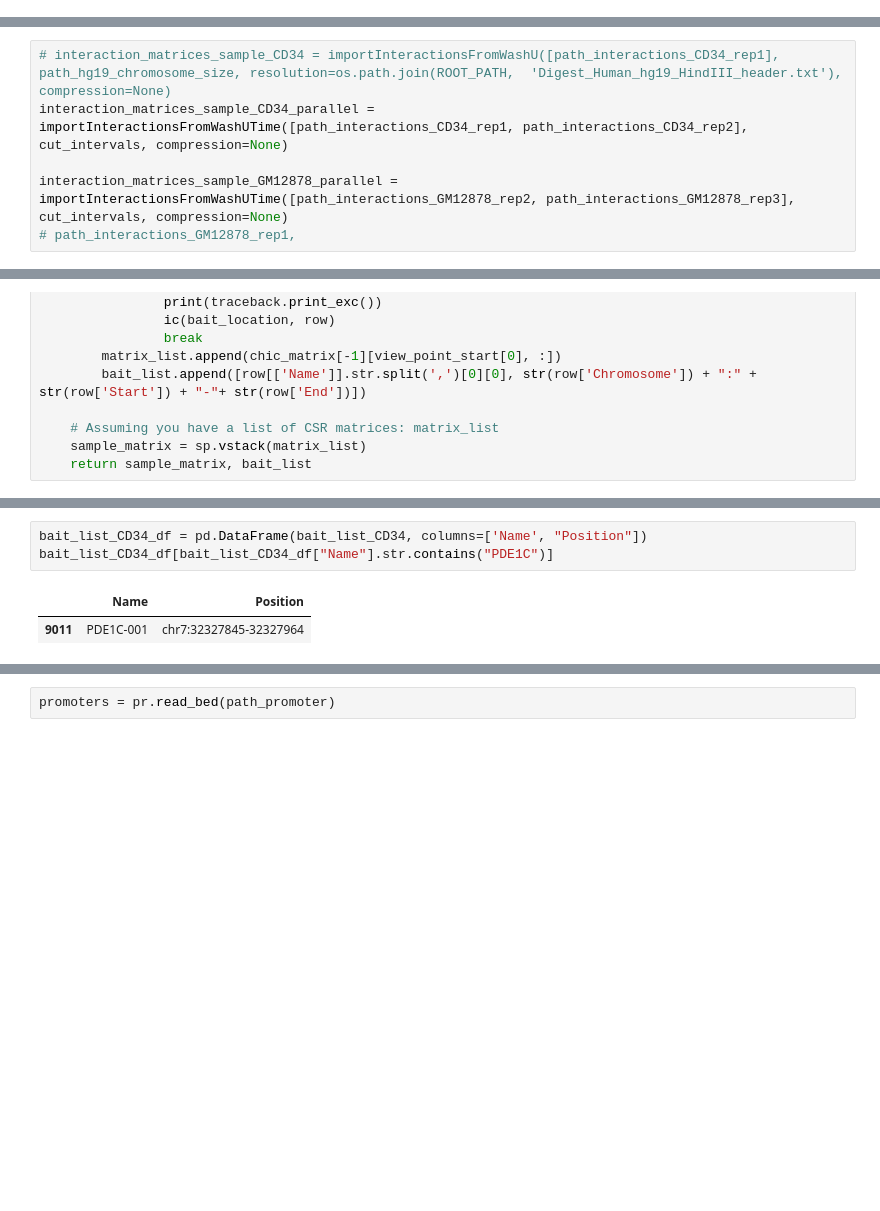
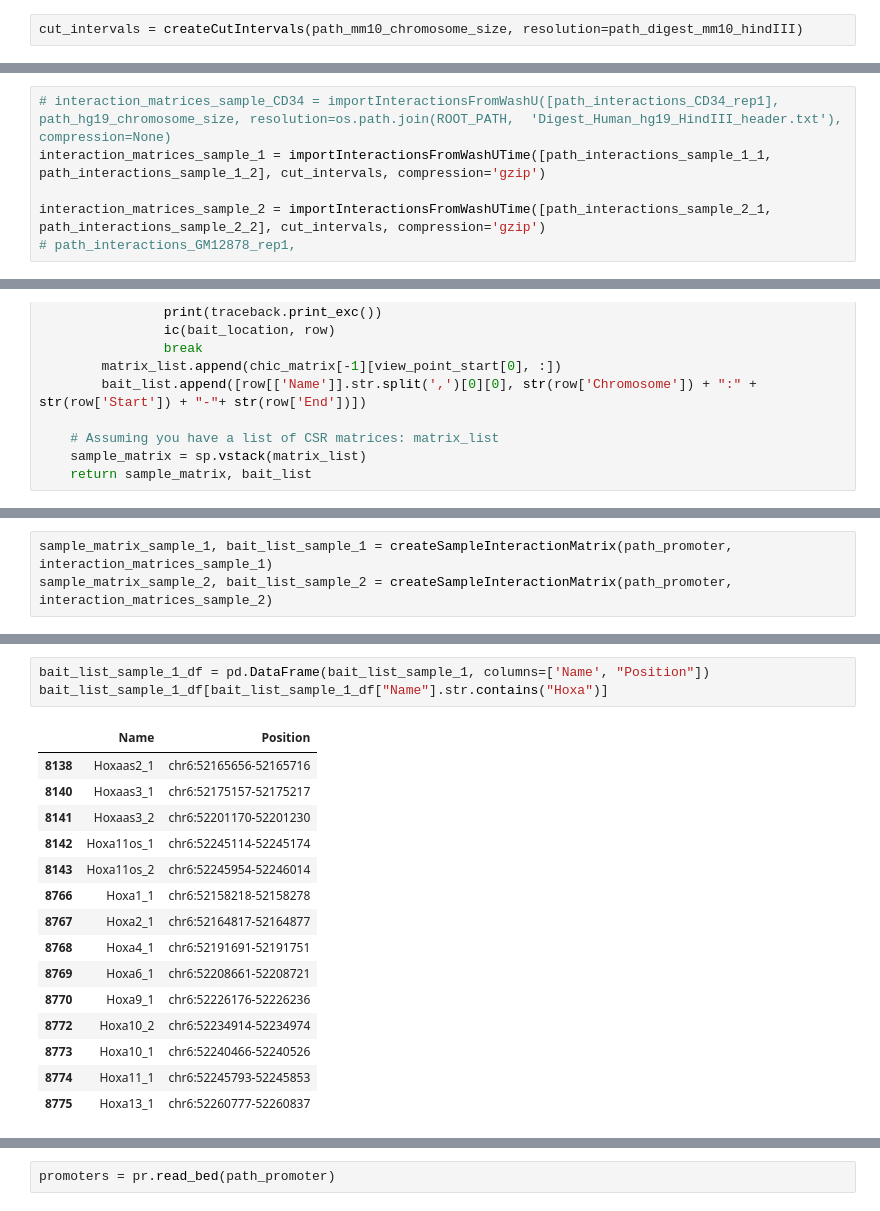
Before and after one commit to joachimwolff/Epigenetic-Graph-Analyzer, a Jupyter notebook: createInteractionsCoolerFormat_hg19_Mifsud.ipynb, the cells around one changed output, grey strips where cells are left out. Drawn from its saved outputs; the diff is of its cells as text; blank space fills up the shorter version.

```diff
--- a/createInteractionsCoolerFormat_hg19_Mifsud.ipynb
+++ b/createInteractionsCoolerFormat_hg19_Mifsud.ipynb
@@ -300,10 +309,12 @@ cut_intervals = createCutIntervals(path_hg19_chromosome_size, resolution=os.path
+# %%
+cut_intervals = createCutIntervals(path_mm10_chromosome_size, resolution=path_digest_mm10_hindIII)
 # %%
 # chr6	52164817	52164877	Hoxa2_1
 # %%
 # interaction_matrices_sample_CD34 = importInteractionsFromWashU([path_interactions_CD34_rep1], path_hg19_chromosome_size, resolution=os.path.join(ROOT_PATH,  'Digest_Human_hg19_HindIII_header.txt'), compression=None)
-interaction_matrices_sample_CD34_parallel = importInteractionsFromWashUTime([path_interactions_CD34_rep1, path_interactions_CD34_rep2], cut_intervals, compression=None)
+interaction_matrices_sample_1 = importInteractionsFromWashUTime([path_interactions_sample_1_1, path_interactions_sample_1_2], cut_intervals, compression='gzip')
 
-interaction_matrices_sample_GM12878_parallel = importInteractionsFromWashUTime([path_interactions_GM12878_rep2, path_interactions_GM12878_rep3], cut_intervals, compression=None)
+interaction_matrices_sample_2 = importInteractionsFromWashUTime([path_interactions_sample_2_1, path_interactions_sample_2_2], cut_intervals, compression='gzip')
 # path_interactions_GM12878_rep1,
 # %%
 def createSampleInteractionMatrix(path_promoter, chic_matrix):
@@ -354,0 +343,3 @@ bait_list_CD34
+# %%
+sample_matrix_sample_1, bait_list_sample_1 = createSampleInteractionMatrix(path_promoter, interaction_matrices_sample_1)
+sample_matrix_sample_2, bait_list_sample_2 = createSampleInteractionMatrix(path_promoter, interaction_matrices_sample_2)
@@ -355,7 +384,20 @@ bait_list_CD34
 # %%
-bait_list_CD34_df = pd.DataFrame(bait_list_CD34, columns=['Name', "Position"])
-bait_list_CD34_df[bait_list_CD34_df["Name"].str.contains("PDE1C")]
+bait_list_sample_1_df = pd.DataFrame(bait_list_sample_1, columns=['Name', "Position"])
+bait_list_sample_1_df[bait_list_sample_1_df["Name"].str.contains("Hoxa")]
 # %% [output]
 |  | Name | Position |
-| 9011 | PDE1C-001 | chr7:32327845-32327964 |
+| 8138 | Hoxaas2_1 | chr6:52165656-52165716 |
+| 8140 | Hoxaas3_1 | chr6:52175157-52175217 |
+| 8141 | Hoxaas3_2 | chr6:52201170-52201230 |
+| 8142 | Hoxa11os_1 | chr6:52245114-52245174 |
+| 8143 | Hoxa11os_2 | chr6:52245954-52246014 |
+| 8766 | Hoxa1_1 | chr6:52158218-52158278 |
+| 8767 | Hoxa2_1 | chr6:52164817-52164877 |
+| 8768 | Hoxa4_1 | chr6:52191691-52191751 |
+| 8769 | Hoxa6_1 | chr6:52208661-52208721 |
+| 8770 | Hoxa9_1 | chr6:52226176-52226236 |
+| 8772 | Hoxa10_2 | chr6:52234914-52234974 |
+| 8773 | Hoxa10_1 | chr6:52240466-52240526 |
+| 8774 | Hoxa11_1 | chr6:52245793-52245853 |
+| 8775 | Hoxa13_1 | chr6:52260777-52260837 |
 # %%
```
Also changed, not shown: parts of 23 cells of this notebook.
